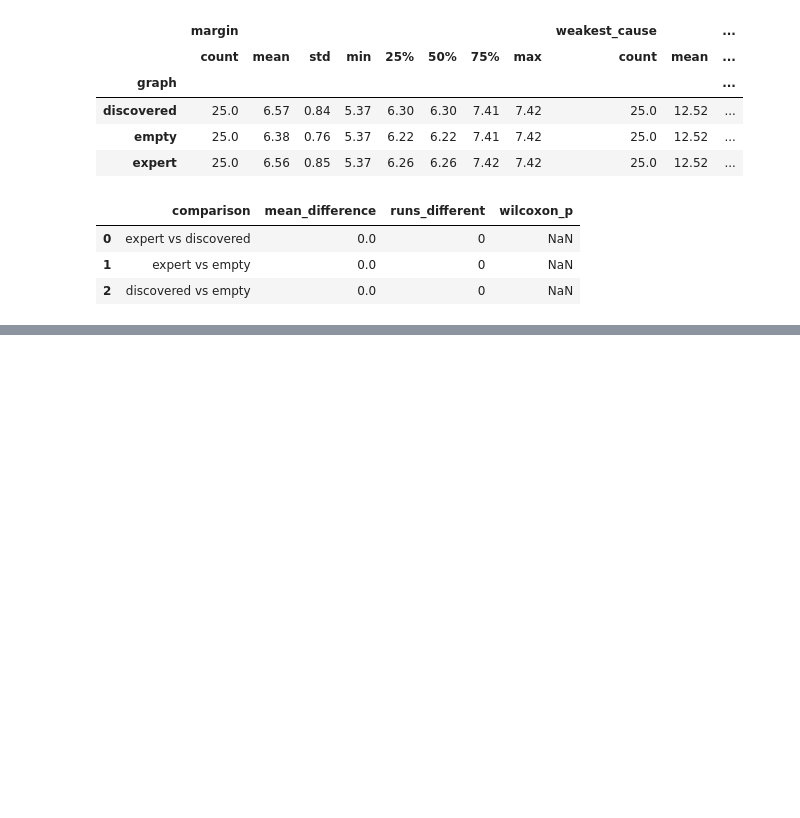
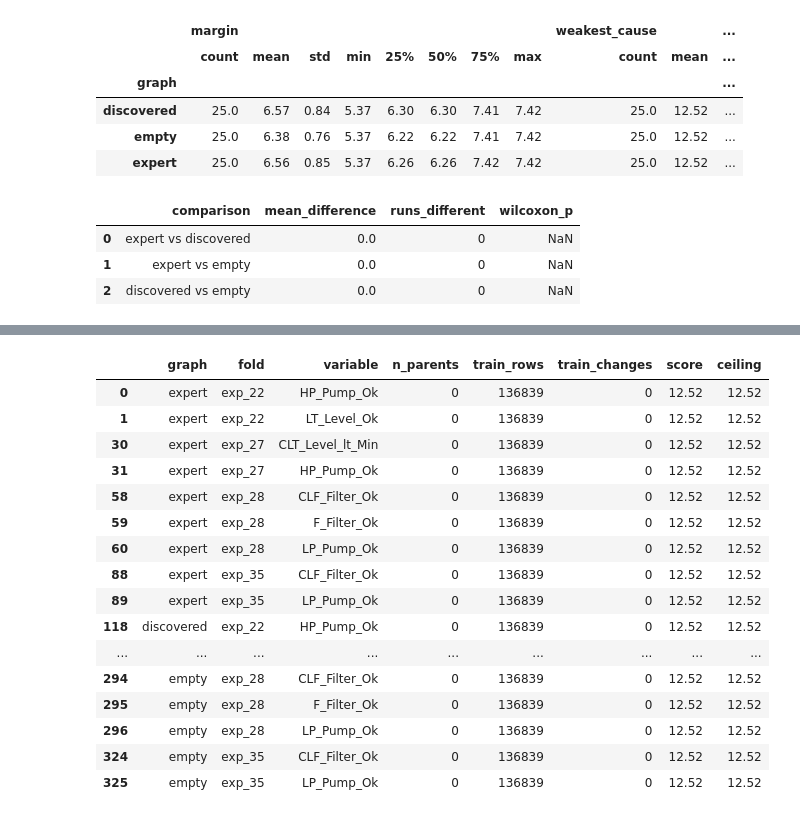
Before and after one commit to shweta-dataverse/causalAI-failure-prevention, a Jupyter notebook: notebooks/06_Root_Cause_Analysis.ipynb, the cells around one changed output, grey strips where cells are left out. Drawn from its saved outputs; the diff is of its cells as text; code cells hidden in the pictures; blank space fills up the shorter version.

```diff
--- a/notebooks/06_Root_Cause_Analysis.ipynb
+++ b/notebooks/06_Root_Cause_Analysis.ipynb
@@ -275,0 +284,16 @@ paired
+# %%
+# training support of every candidate in its fold's scm, next to its score
+diag_rows = []
+for g in graph_getters:
+    _, r, fold_scms = results[g]
+    for row in r.itertuples(index=False):
+        mech = fold_scms[row.fold].mechanisms[row.variable]
+        diag_rows.append({'graph': g, 'fold': row.fold, 'recording_id': row.recording_id, 'variable': row.variable,
+                          'is_cause': row.is_cause, 'n_parents': len(mech.parents),
+                          'train_rows': sum(mech.n_rows.values()), 'train_changes': sum(mech.n_changes.values()),
+                          'supported': mech.supported, 'score': row.score})
+diag = pd.DataFrame(diag_rows)
+ev.save_table(diag, f'06_{SUBSYSTEM}_candidate_support')
+diag.groupby(['graph', 'is_cause']).agg(
+    candidates=('variable', 'size'), mean_parents=('n_parents', 'mean'), mean_train_changes=('train_changes', 'mean'),
+    share_unsupported=('supported', lambda s: 1 - s.mean()), min_score=('score', 'min'), max_score=('score', 'max')).round(2)
@@ -275,0 +309,24 @@ paired
+# %%
+# a parentless variable that never changed in training has p(switch) = 0.5 / (rows + 1) in its smoothed table,
+# so its first change scores -log(0.5 / (rows + 1)): the largest surprise the model allows
+causes = diag[diag.is_cause].drop_duplicates(['graph', 'fold', 'variable'])
+causes.assign(ceiling=lambda d: -np.log(sc.SMOOTHING / (d.train_rows + 1)))[
+    ['graph', 'fold', 'variable', 'n_parents', 'train_rows', 'train_changes', 'score', 'ceiling']].round(2)
+# %% [output]
+|  | graph | fold | variable | n_parents | train_rows | train_changes | score | ceiling |
+| 0 | expert | exp_22 | HP_Pump_Ok | 0 | 136839 | 0 | 12.52 | 12.52 |
+| 1 | expert | exp_22 | LT_Level_Ok | 0 | 136839 | 0 | 12.52 | 12.52 |
+| 30 | expert | exp_27 | CLT_Level_lt_Min | 0 | 136839 | 0 | 12.52 | 12.52 |
+| 31 | expert | exp_27 | HP_Pump_Ok | 0 | 136839 | 0 | 12.52 | 12.52 |
+| 58 | expert | exp_28 | CLF_Filter_Ok | 0 | 136839 | 0 | 12.52 | 12.52 |
+| 59 | expert | exp_28 | F_Filter_Ok | 0 | 136839 | 0 | 12.52 | 12.52 |
+| 60 | expert | exp_28 | LP_Pump_Ok | 0 | 136839 | 0 | 12.52 | 12.52 |
+| 88 | expert | exp_35 | CLF_Filter_Ok | 0 | 136839 | 0 | 12.52 | 12.52 |
+| 89 | expert | exp_35 | LP_Pump_Ok | 0 | 136839 | 0 | 12.52 | 12.52 |
+| 118 | discovered | exp_22 | HP_Pump_Ok | 0 | 136839 | 0 | 12.52 | 12.52 |
+| ... | ... | ... | ... | ... | ... | ... | ... | ... |
+| 294 | empty | exp_28 | CLF_Filter_Ok | 0 | 136839 | 0 | 12.52 | 12.52 |
+| 295 | empty | exp_28 | F_Filter_Ok | 0 | 136839 | 0 | 12.52 | 12.52 |
+| 296 | empty | exp_28 | LP_Pump_Ok | 0 | 136839 | 0 | 12.52 | 12.52 |
+| 324 | empty | exp_35 | CLF_Filter_Ok | 0 | 136839 | 0 | 12.52 | 12.52 |
+| 325 | empty | exp_35 | LP_Pump_Ok | 0 | 136839 | 0 | 12.52 | 12.52 |
```
Also changed, not shown: parts of 5 cells of this notebook, 28 other files.
